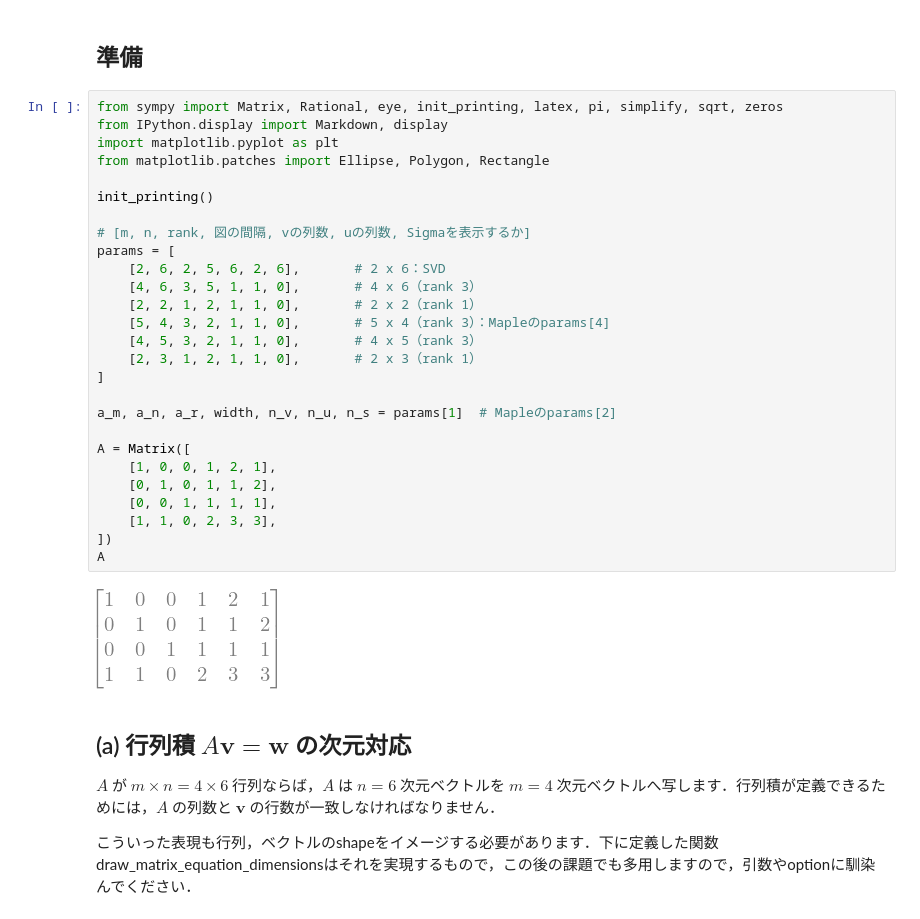
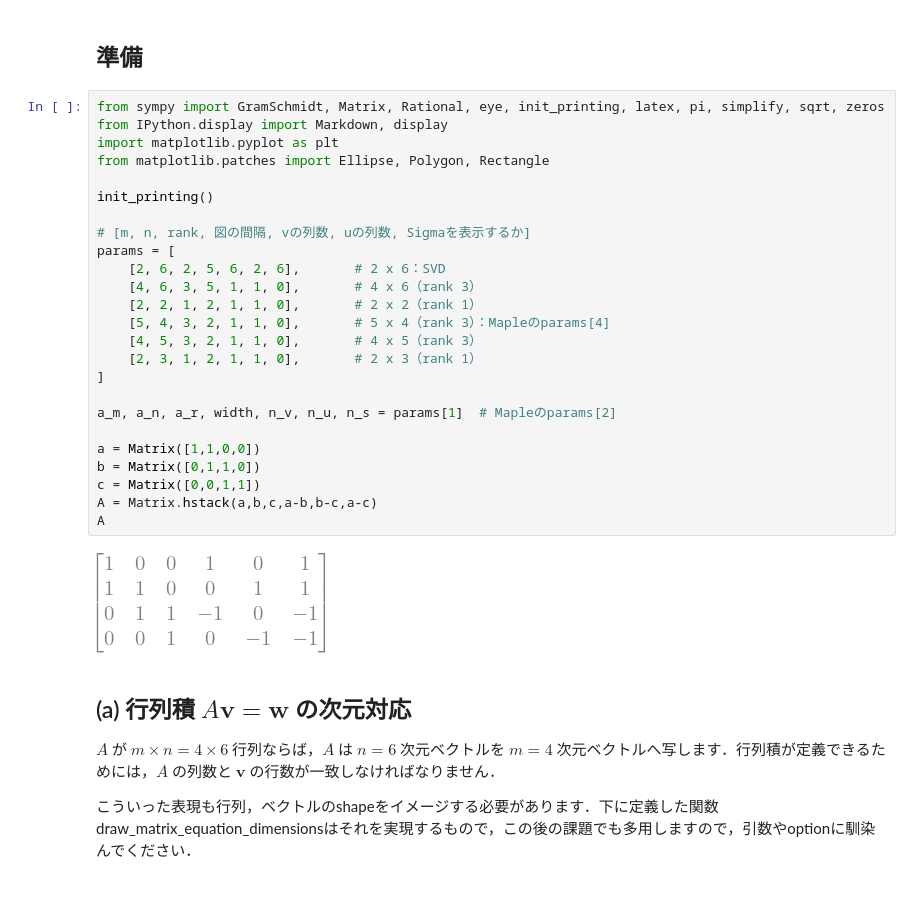
Before and after one commit to daddygongon/symbolic_math_public, a Jupyter notebook: d5_la_basic/four_spaces_qr.ipynb, the cells around one changed output. Drawn from its saved outputs; the diff is of its cells as text.

```diff
--- a/d5_la_basic/four_spaces_qr.ipynb
+++ b/d5_la_basic/four_spaces_qr.ipynb
@@ -41,34 +41,32 @@ A = Matrix([
 # %% [markdown]
 ## 準備
 # %%
-from sympy import Matrix, Rational, eye, init_printing, latex, pi, simplify, sqrt, zeros
+from sympy import GramSchmidt, Matrix, Rational, eye, init_printing, latex, pi, simplify, sqrt, zeros
 from IPython.display import Markdown, display
 import matplotlib.pyplot as plt
 from matplotlib.patches import Ellipse, Polygon, Rectangle
 
 init_printing()
 
 # [m, n, rank, 図の間隔, vの列数, uの列数, Sigmaを表示するか]
 params = [
     [2, 6, 2, 5, 6, 2, 6],       # 2 x 6：SVD
     [4, 6, 3, 5, 1, 1, 0],       # 4 x 6（rank 3）
     [2, 2, 1, 2, 1, 1, 0],       # 2 x 2（rank 1）
     [5, 4, 3, 2, 1, 1, 0],       # 5 x 4（rank 3）：Mapleのparams[4]
     [4, 5, 3, 2, 1, 1, 0],       # 4 x 5（rank 3）
     [2, 3, 1, 2, 1, 1, 0],       # 2 x 3（rank 1）
 ]
 
 a_m, a_n, a_r, width, n_v, n_u, n_s = params[1]  # Mapleのparams[2]
 
-A = Matrix([
-    [1, 0, 0, 1, 2, 1],
-    [0, 1, 0, 1, 1, 2],
-    [0, 0, 1, 1, 1, 1],
-    [1, 1, 0, 2, 3, 3],
-])
+a = Matrix([1,1,0,0])
+b = Matrix([0,1,1,0])
+c = Matrix([0,0,1,1])
+A = Matrix.hstack(a,b,c,a-b,b-c,a-c)
 A
 # %% [output]
-[figure, old version]
+[figure, new version]
 # %% [markdown]
 ## (a) 行列積 $A\boldsymbol{v}=\boldsymbol{w}$ の次元対応
 
```
Also changed, not shown: parts of 13 cells of this notebook, 3 other files.
